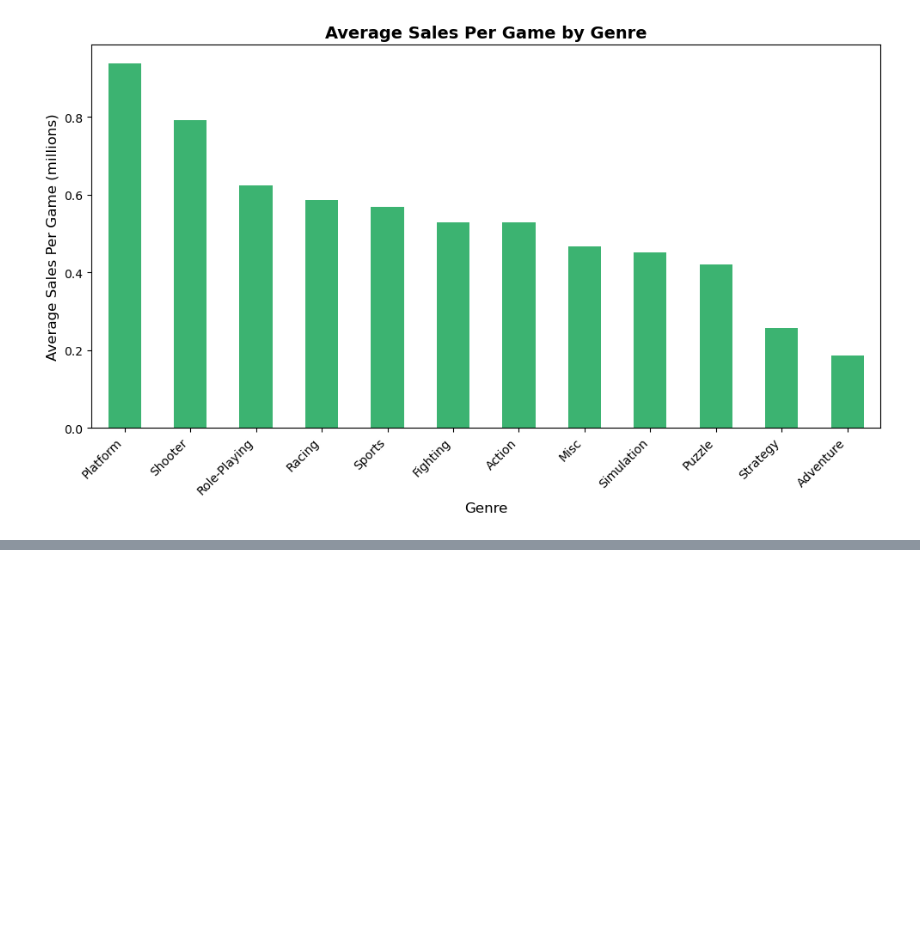
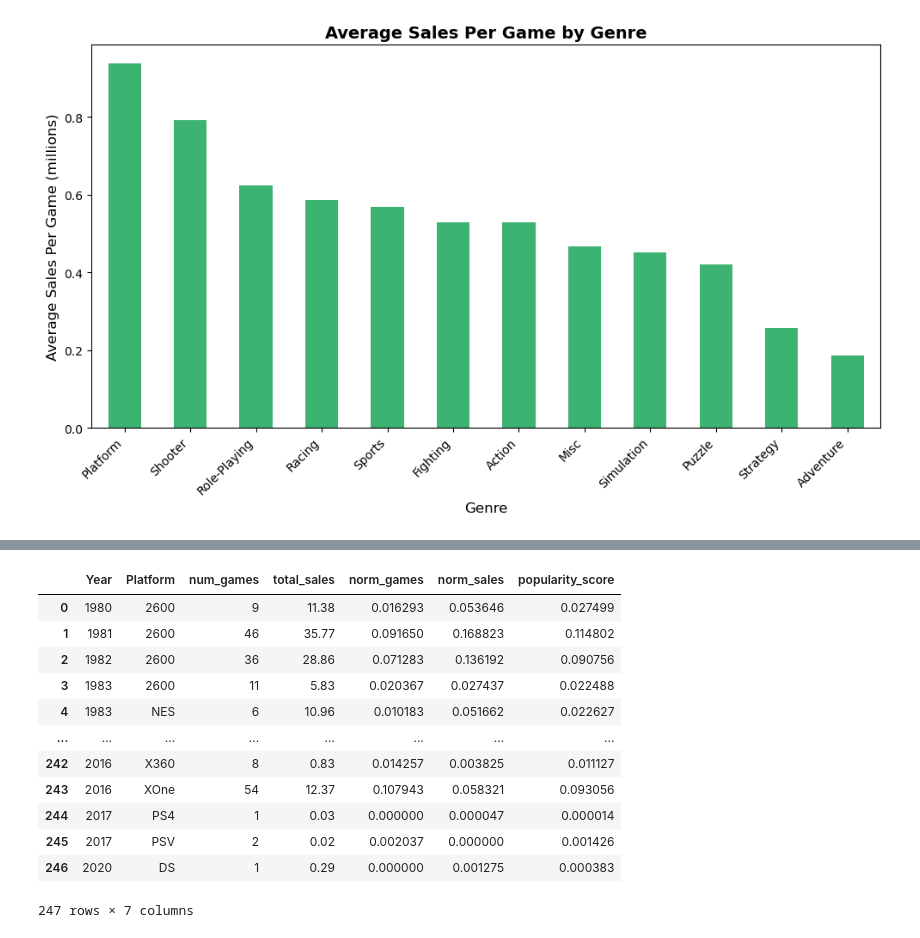
Before and after one commit to benzartimelek/Global_Video_Game_Sales_Evaluation, a Jupyter notebook: Project.ipynb, the cells around one changed output, grey strips where cells are left out. Cells and saved outputs as stored; diff of their text form; code cells hidden in the pictures; blank space fills up the shorter version.

```diff
--- a/Project.ipynb
+++ b/Project.ipynb
@@ -472,0 +504,40 @@ plt.show()
+# %%
+#We'll create the popularity score based on  total Gobalsale and game count
+#we will study it evolution over the year to see how the platfrom popularity
+#changes over time
+platform_stats = (
+    df.groupby(['Year', 'Platform'])
+      .agg(
+          num_games=('Name', 'count'),
+          total_sales=('Global_Sales', 'sum')
+      )
+      .reset_index()
+)
+
+from sklearn.preprocessing import MinMaxScaler
+scaler = MinMaxScaler()
+
+platform_stats[['norm_games', 'norm_sales']] = scaler.fit_transform(
+    platform_stats[['num_games', 'total_sales']]
+)
+
+#let's say that the number of game matter more than the sell
+platform_stats['popularity_score'] = (
+    0.7 * platform_stats['norm_games'] +
+    0.3 * platform_stats['norm_sales']
+)
+platform_stats
+# %% [output]
+|  | Year | Platform | num_games | total_sales | norm_games | norm_sales | popularity_score |
+| 0 | 1980 | 2600 | 9 | 11.38 | 0.016293 | 0.053646 | 0.027499 |
+| 1 | 1981 | 2600 | 46 | 35.77 | 0.091650 | 0.168823 | 0.114802 |
+| 2 | 1982 | 2600 | 36 | 28.86 | 0.071283 | 0.136192 | 0.090756 |
+| 3 | 1983 | 2600 | 11 | 5.83 | 0.020367 | 0.027437 | 0.022488 |
+| 4 | 1983 | NES | 6 | 10.96 | 0.010183 | 0.051662 | 0.022627 |
+| ... | ... | ... | ... | ... | ... | ... | ... |
+| 242 | 2016 | X360 | 8 | 0.83 | 0.014257 | 0.003825 | 0.011127 |
+| 243 | 2016 | XOne | 54 | 12.37 | 0.107943 | 0.058321 | 0.093056 |
+| 244 | 2017 | PS4 | 1 | 0.03 | 0.000000 | 0.000047 | 0.000014 |
+| 245 | 2017 | PSV | 2 | 0.02 | 0.002037 | 0.000000 | 0.001426 |
+| 246 | 2020 | DS | 1 | 0.29 | 0.000000 | 0.001275 | 0.000383 |
+247 rows × 7 columns
```
Also changed, not shown: parts of 11 cells of this notebook.
